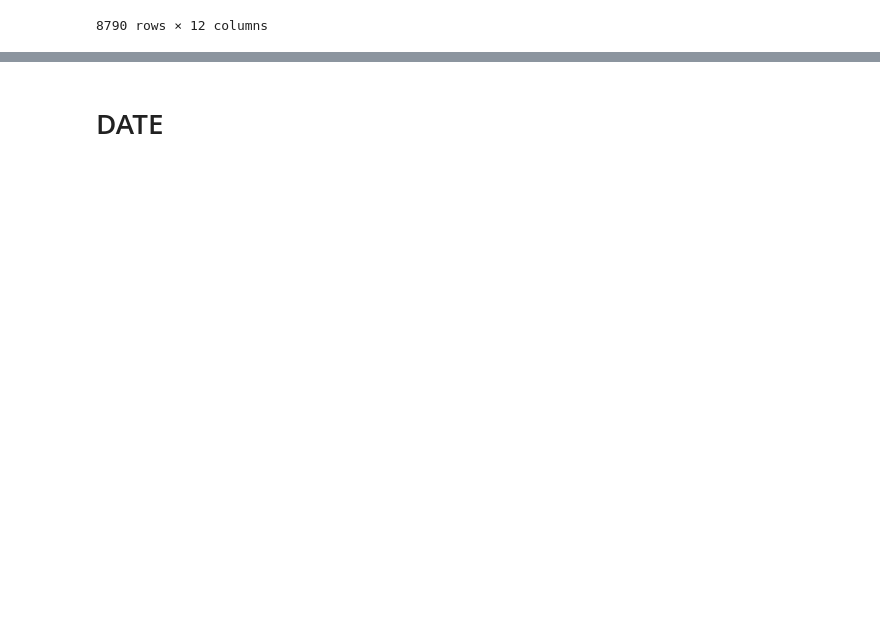
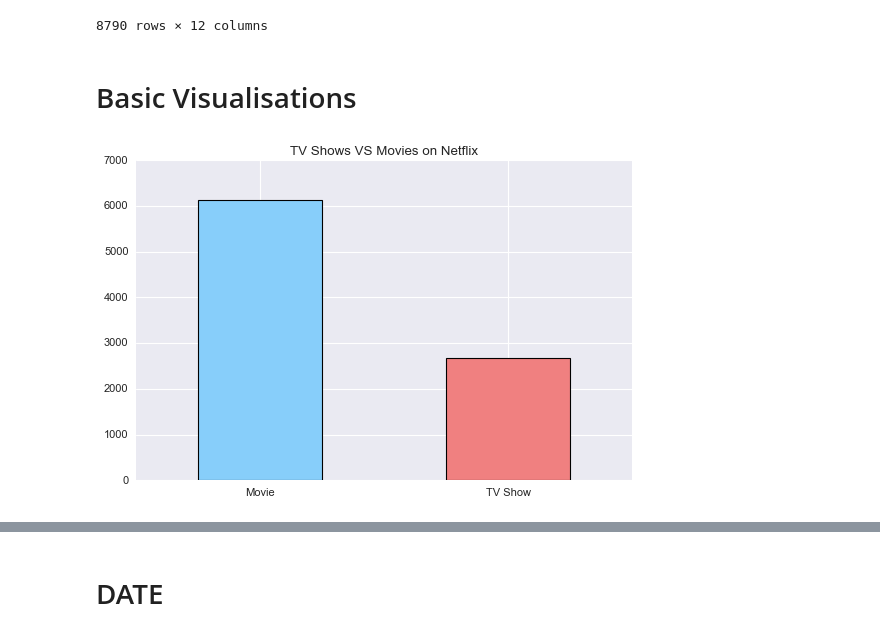
Before and after one commit to g-st180/Netflix_EDA, a Jupyter notebook: Netflix_Data.ipynb, the cells around one changed output, grey strips where cells are left out. Cells and saved outputs as stored; diff of their text form; code cells hidden in the pictures; blank space fills up the shorter version.

```diff
--- a/Netflix_Data.ipynb
+++ b/Netflix_Data.ipynb
@@ -90,3 +90,12 @@ df
 | 8805 | s8806 | Movie | Zoom | Peter Hewitt | Tim Allen, Courteney Cox, Chevy C... | United States | January 11, 2020 | 2006 | PG | 88 min | ... |
 | 8806 | s8807 | Movie | Zubaan | Mozez Singh | Vicky Kaushal, Sarah-Jane Dias, R... | India | March 2, 2019 | 2015 | TV-14 | 111 min | ... |
 8790 rows × 12 columns
+# %% [markdown]
+# Basic Visualisations
+# %%
+colors=['lightskyblue','lightcoral']
+df['Type'].value_counts().plot(kind='bar',figsize=(8,5),rot=0,color=colors,edgecolor='black',linewidth=1)
+plt.title('TV Shows VS Movies on Netflix')
+plt.show()
+# %% [output]
+[figure, added]
```
Also changed, not shown: parts of 21 cells of this notebook.
